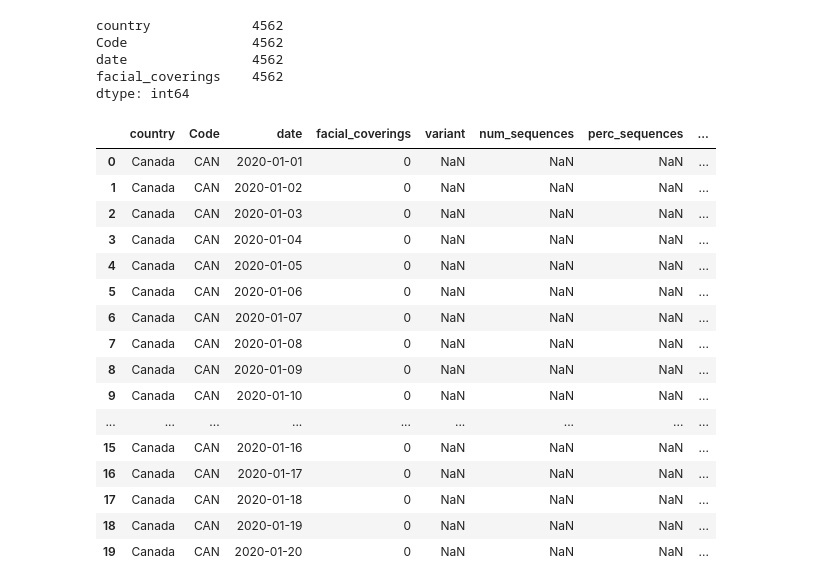
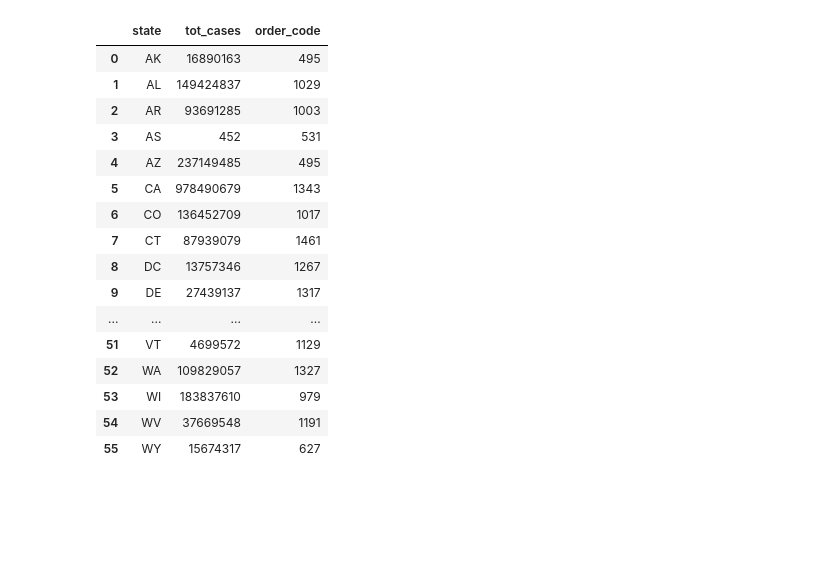
Before and after one commit to ranusuri/Team-A-Project-1, a Jupyter notebook: radhika_a/Covid_data_Radhika.ipynb, the cells around one changed output. Saved outputs shown, nothing was run; the diff lists cells and outputs as text; code cells hidden in the pictures; blank space fills up the shorter version.

```diff
--- a/radhika_a/Covid_data_Radhika.ipynb
+++ b/radhika_a/Covid_data_Radhika.ipynb
@@ -68,17 +49,19 @@ memory usage: 347.8+ KB
 # %%
 # Load face covering policies dataset
-face_covering_df = pd.read_csv('face-covering-policies-covid.csv')
+usa_confimed_cases_df = pd.read_csv('United_States_COVID-19_Cases_and_Deaths_by_State_over_Time.csv')
+
 
 # Rename entity field as country and day as date
-face_covering_df.rename(columns={'Entity':'country','Day':'date'},inplace=True)
+usa_confimed_cases_df.rename(columns={'submission_date':'date'},inplace=True)
+
+usa_confimed_cases_df['date'] = usa_confimed_cases_df['date'].astype('datetime64[ns]')
+
+usa_confimed_cases_df.head()
 
 # Filter only six countries
-countries_6_face_covering_df = face_covering_df.loc[face_covering_df['country'].isin(['United States','Canada','Germany','India','Japan','Sweden'])]
+#countries_6_face_covering_df = face_covering_df.loc[face_covering_df['country'].isin(['United States','Canada','Germany','India','Japan','Sweden'])]
 
 # In the df date is defined as on object so converting into datetime64
 # Because datasets will be joined by country and date fields
-countries_6_face_covering_df['date'] = countries_6_face_covering_df['date'].astype('datetime64[ns]')
-
-
-countries_6_face_covering_df.head(20)
+#countries_6_face_covering_df['date'] = countries_6_face_covering_df['date'].astype('datetime64[ns]')
 # %% [output]
@@ -107,35 +74,36 @@ See the caveats in the documentation: https://pandas.pydata.org/pandas-docs/stab
-# %%
-countries_6_face_covering_df.count()
-# %% [output]
-country             4562
-Code                4562
-date                4562
-facial_coverings    4562
-dtype: int64
 # %%
 #Combine covid variant data with facecovering data set into a single dataset using country and date fields
-combined_dataset = pd.merge(countries_6_face_covering_df,countries_6_variants_df,how='left',on=['country','date'])
+combined_dataset = pd.merge(us_state_mask_mandtes_df,usa_confimed_cases_df,how='left',on=['state','date'])
+
+small_dataset = combined_dataset[{'state','tot_cases','order_code'}]
+
+#total_cases_count = combined_dataset['tot_cases'].value_counts()
 
 # Display the info
 #combined_dataset.info()
 
 # Display the data table for preview
-combined_dataset.head(20)
+small_dataset.count()
+
+small_dataset.head()
+
+group_total_cases_df = small_dataset.groupby('state').sum().reset_index()
+group_total_cases_df.head(100)
 # %% [output]
-|  | country | Code | date | facial_coverings | variant | num_sequences | perc_sequences | ... |
-| 0 | Canada | CAN | 2020-01-01 | 0 | NaN | NaN | NaN | ... |
-| 1 | Canada | CAN | 2020-01-02 | 0 | NaN | NaN | NaN | ... |
-| 2 | Canada | CAN | 2020-01-03 | 0 | NaN | NaN | NaN | ... |
-| 3 | Canada | CAN | 2020-01-04 | 0 | NaN | NaN | NaN | ... |
-| 4 | Canada | CAN | 2020-01-05 | 0 | NaN | NaN | NaN | ... |
-| 5 | Canada | CAN | 2020-01-06 | 0 | NaN | NaN | NaN | ... |
-| 6 | Canada | CAN | 2020-01-07 | 0 | NaN | NaN | NaN | ... |
-| 7 | Canada | CAN | 2020-01-08 | 0 | NaN | NaN | NaN | ... |
-| 8 | Canada | CAN | 2020-01-09 | 0 | NaN | NaN | NaN | ... |
-| 9 | Canada | CAN | 2020-01-10 | 0 | NaN | NaN | NaN | ... |
-| ... | ... | ... | ... | ... | ... | ... | ... | ... |
-| 15 | Canada | CAN | 2020-01-16 | 0 | NaN | NaN | NaN | ... |
-| 16 | Canada | CAN | 2020-01-17 | 0 | NaN | NaN | NaN | ... |
-| 17 | Canada | CAN | 2020-01-18 | 0 | NaN | NaN | NaN | ... |
-| 18 | Canada | CAN | 2020-01-19 | 0 | NaN | NaN | NaN | ... |
-| 19 | Canada | CAN | 2020-01-20 | 0 | NaN | NaN | NaN | ... |
+|  | state | tot_cases | order_code |
+| 0 | AK | 16890163 | 495 |
+| 1 | AL | 149424837 | 1029 |
+| 2 | AR | 93691285 | 1003 |
+| 3 | AS | 452 | 531 |
+| 4 | AZ | 237149485 | 495 |
+| 5 | CA | 978490679 | 1343 |
+| 6 | CO | 136452709 | 1017 |
+| 7 | CT | 87939079 | 1461 |
+| 8 | DC | 13757346 | 1267 |
+| 9 | DE | 27439137 | 1317 |
+| ... | ... | ... | ... |
+| 51 | VT | 4699572 | 1129 |
+| 52 | WA | 109829057 | 1327 |
+| 53 | WI | 183837610 | 979 |
+| 54 | WV | 37669548 | 1191 |
+| 55 | WY | 15674317 | 627 |
```
Also changed, not shown: parts of 14 cells of this notebook, 6 other files.
